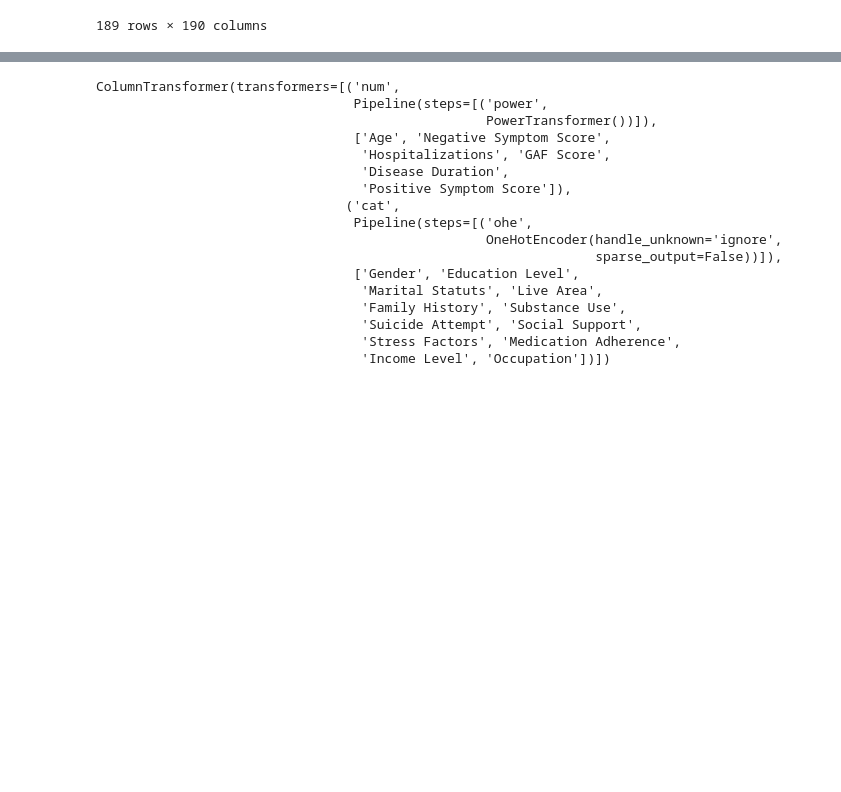
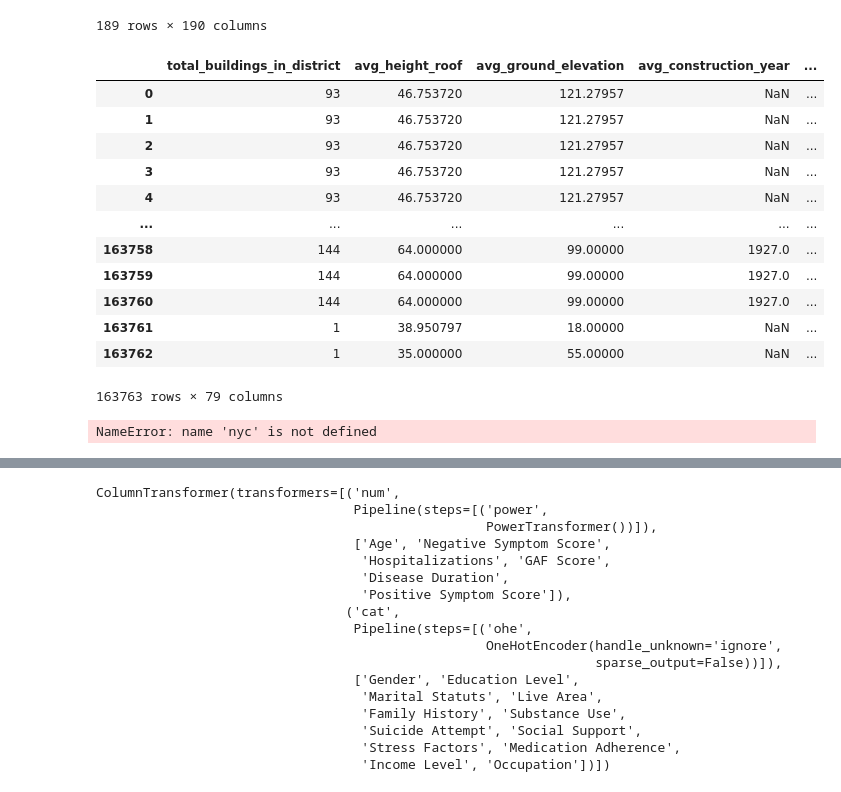
Before and after one commit to ElizabethSeth/ml_practice, a Jupyter notebook: test.ipynb, the cells around one changed output, grey strips where cells are left out. Drawn from its saved outputs; the diff is of its cells as text; code cells hidden in the pictures; blank space fills up the shorter version.

Commit message:
model preparation

```diff
--- a/test.ipynb
+++ b/test.ipynb
@@ -497,3 +497,20 @@ df
 189 rows × 190 columns
 # %%
 target_col = df["BoroCD"]
+# %%
+nyc = pd.read_parquet("../data/nyc_full_buildings.parquet")
+nyc
+# %% [output]
+|  | total_buildings_in_district | avg_height_roof | avg_ground_elevation | avg_construction_year | ... |
+| 0 | 93 | 46.753720 | 121.27957 | NaN | ... |
+| 1 | 93 | 46.753720 | 121.27957 | NaN | ... |
+| 2 | 93 | 46.753720 | 121.27957 | NaN | ... |
+| 3 | 93 | 46.753720 | 121.27957 | NaN | ... |
+| 4 | 93 | 46.753720 | 121.27957 | NaN | ... |
+| ... | ... | ... | ... | ... | ... |
+| 163758 | 144 | 64.000000 | 99.00000 | 1927.0 | ... |
+| 163759 | 144 | 64.000000 | 99.00000 | 1927.0 | ... |
+| 163760 | 144 | 64.000000 | 99.00000 | 1927.0 | ... |
+| 163761 | 1 | 38.950797 | 18.00000 | NaN | ... |
+| 163762 | 1 | 35.000000 | 55.00000 | NaN | ... |
+163763 rows × 79 columns
@@ -500,3 +526,46 @@ target_col = df["BoroCD"]
+# %%
+y = nyc["District"]
+X = nyc.drop(columns=["District"])
+
+X_train, X_test, y_train, y_test = train_test_split(
+    X, y,
+    test_size=0.2,
+    random_state=42
+)
+
+
+
+cat_pipe = Pipeline([
+    ("ohe", OneHotEncoder(handle_unknown='ignore', sparse_output=False))
+])
+
+
+num_pipe = Pipeline([
+    ("power", PowerTransformer())
+])
+
+
+preprocessor = ColumnTransformer([
+    ("num", num_pipe, num_cols),
+    ("cat", cat_pipe, cat_cols)
+])
+
+
+pipe_xgb = Pipeline([
+    ("preprocessing", preprocessor),
+    ("model", XGBClassifier(eval_metric='logloss', random_state=42))
+])
+
+
+pipe_xgb.fit(X_train, y_train)
+test_accuracy = pipe_xgb.score(X_test, y_test)
+print("XGBoost TEST accuracy:", test_accuracy)
+
+scores_xgb = cross_val_score(pipe_xgb, X_train, y_train, cv=5, scoring='accuracy')
+
+print("XGBoost CV-Accuracy: ", scores_xgb.mean())
+# %% [output]
+NameError: name 'nyc' is not defined
 # %%
 def create_model(trial):
     # Hyperparameter search space for XGBClassifier
```
Also changed, not shown: parts of 2 cells of this notebook, 1 other file.
